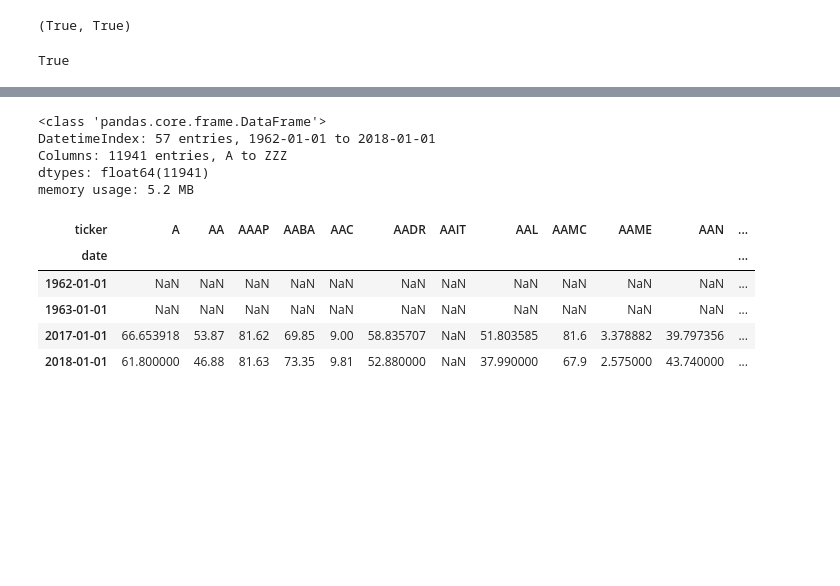
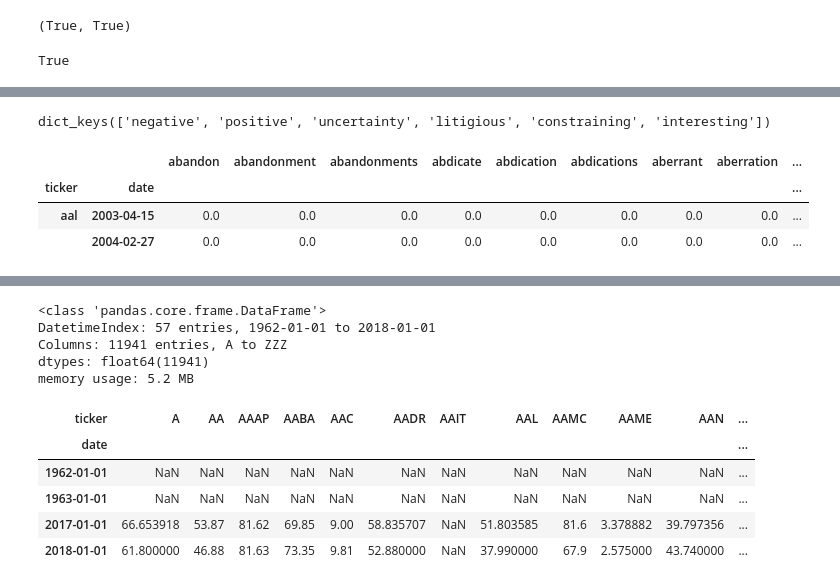
Before and after one commit to manualrg/dslab-ai-for-trading, a Jupyter notebook: notebooks/05_nlp_quant/02_10ksent_docsim.ipynb, the cells around one changed output, grey strips where cells are left out. Saved outputs shown, nothing was run; the diff lists cells and outputs as text; code cells hidden in the pictures; blank space fills up the shorter version.

```diff
--- a/notebooks/05_nlp_quant/02_10ksent_docsim.ipynb
+++ b/notebooks/05_nlp_quant/02_10ksent_docsim.ipynb
@@ -23,14 +23,15 @@ from src.nlp_quant import bow_sent
 # %%
 cfg = utils.read_conf()
 # %%
-INPATH1 = os.path.join(io_utils.interim_path, 'sec_10k', '')
+INPATH1 = os.path.join(io_utils.interim_path, 'sec_fillings', '')
 INPATH2 = os.path.join(io_utils.raw_path, 'market_data', cfg['quantopian']['dataset4']['folder'],'')
 os.path.isdir(INPATH1), os.path.isdir(INPATH2)
 # %% [output]
 (True, True)
 # %%
 INFILE1 = 'metadata.pkl'
-INFILE2 = 'sec_10k.pkl'
+INFILE2 = 'tenks_risk_tfidf_by_sent.pkl'
 INFILE3 =  'parsed_sentiment_loughran_mcdonald.csv'
 INFILE4 = cfg['quantopian']['dataset4']['prices']
+INFILE5 = cfg['output']['interim']['sector_factors']
 # %%
@@ -55,0 +55,11 @@ file_dates = metadata['file_dates']
+# %%
+tf_idf_by_sent.keys()
+# %% [output]
+dict_keys(['negative', 'positive', 'uncertainty', 'litigious', 'constraining', 'interesting'])
+# %%
+tf_idf_by_sent['negative'].iloc[0:2,0:10]
+# %% [output]
+|  |  | abandon | abandonment | abandonments | abdicate | abdication | abdications | aberrant | aberration | ... |
+| ticker | date |  |  |  |  |  |  |  |  | ... |
+| aal | 2003-04-15 | 0.0 | 0.0 | 0.0 | 0.0 | 0.0 | 0.0 | 0.0 | 0.0 | ... |
+|  | 2004-02-27 | 0.0 | 0.0 | 0.0 | 0.0 | 0.0 | 0.0 | 0.0 | 0.0 | ... |
```
Also changed, not shown: parts of 49 cells of this notebook, 1 other file.
